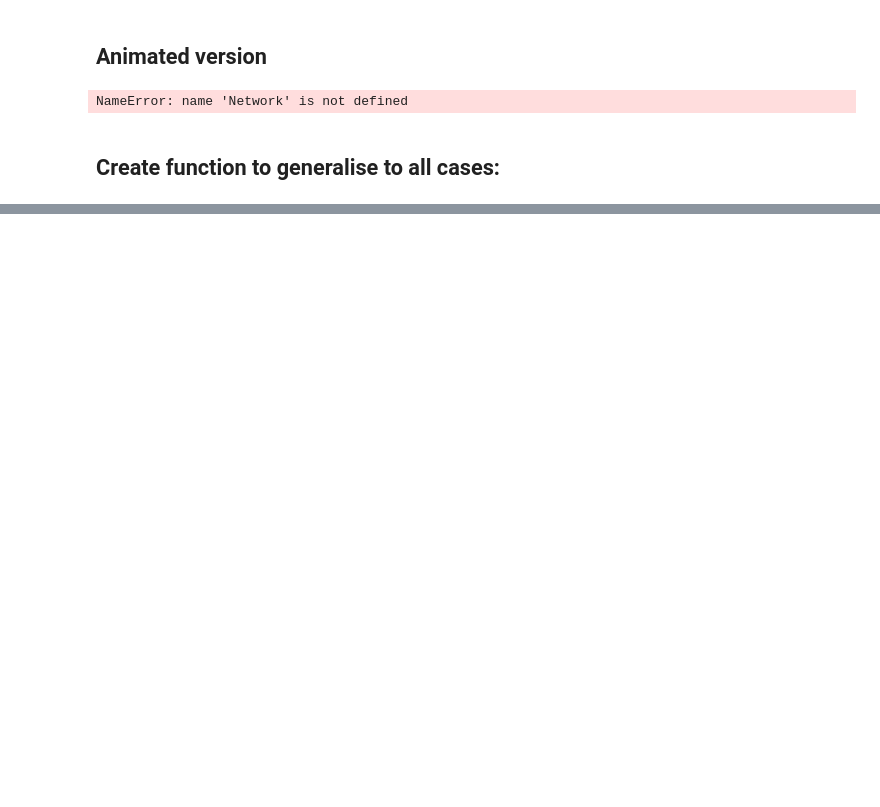
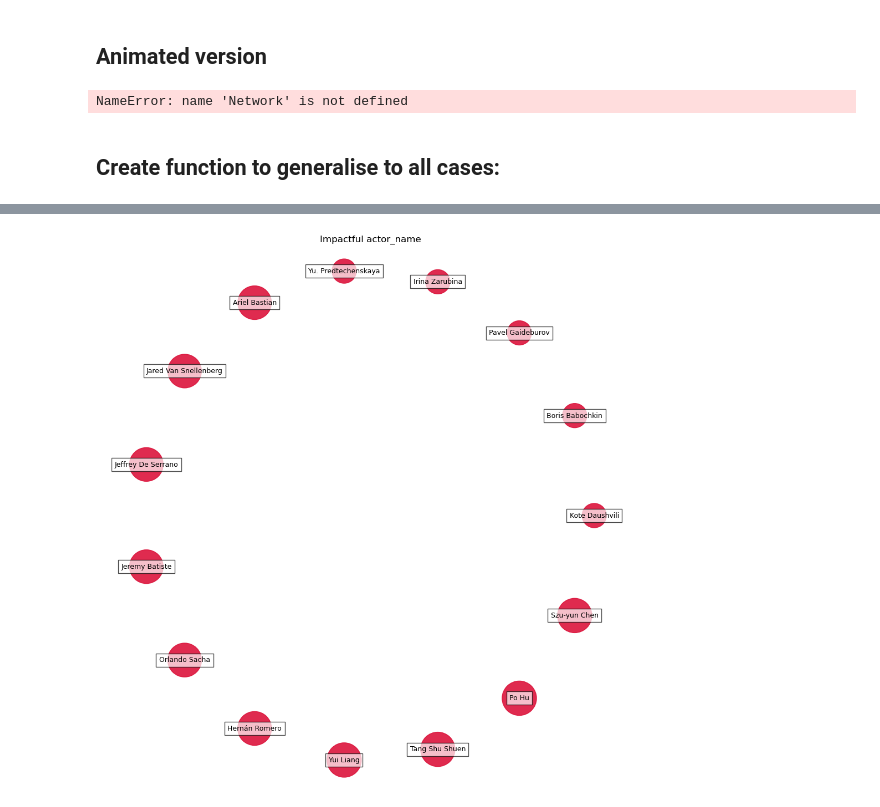
Before and after one commit to epfl-ada/ada-2022-project-theadaholics, a Jupyter notebook: main.ipynb, the cells around one changed output, grey strips where cells are left out. Drawn from its saved outputs; the diff is of its cells as text; code cells hidden in the pictures; blank space fills up the shorter version.

```diff
--- a/main.ipynb
+++ b/main.ipynb
@@ -2526,0 +2693,4 @@ def draw_bubble_graph(df_score, df_pair_score, feature, genre, N):
+# %%
+draw_bubble_graph(actors_score ,actor_pairs_score, 'actor_name', 'a', 15,1)
+# %% [output]
+[figure, added]
```
Also changed, not shown: parts of 34 cells of this notebook.
